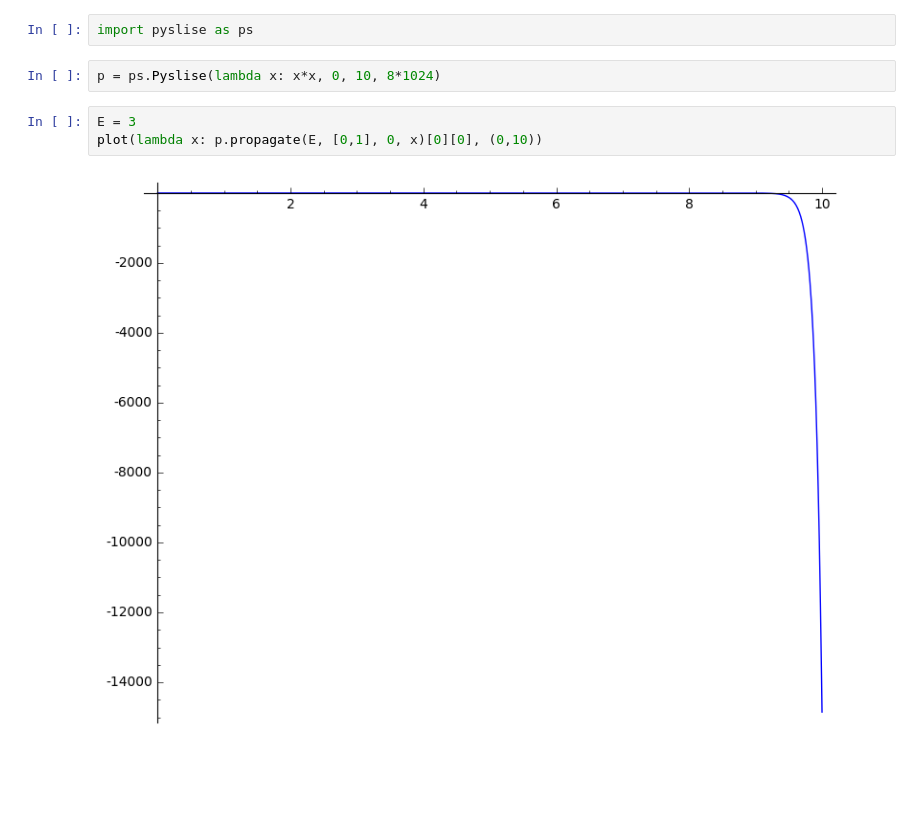
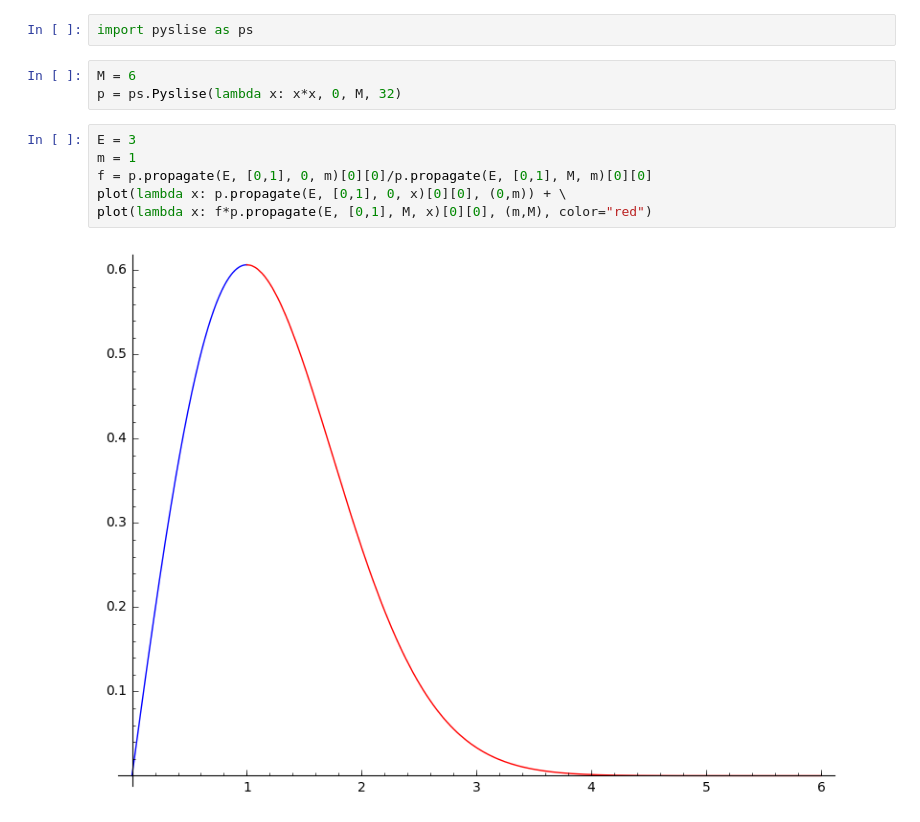
Before and after one commit to twist-numerical/matslise, a Jupyter notebook: notebooks/test_pyslise.ipynb, the cells around one changed output. Drawn from its saved outputs; the diff is of its cells as text; blank space fills up the shorter version.

```diff
--- a/notebooks/test_pyslise.ipynb
+++ b/notebooks/test_pyslise.ipynb
@@ -1,10 +1,14 @@
 # %%
 import pyslise as ps
 # %%
-p = ps.Pyslise(lambda x: x*x, 0, 10, 8*1024)
+M = 6
+p = ps.Pyslise(lambda x: x*x, 0, M, 32)
-# %%
-E = 3
-plot(lambda x: p.propagate(E, [0,1], 0, x)[0][0], (0,10))
-# %% [output]
-[figure, removed]
+# %%
+E = 3
+m = 1
+f = p.propagate(E, [0,1], 0, m)[0][0]/p.propagate(E, [0,1], M, m)[0][0]
+plot(lambda x: p.propagate(E, [0,1], 0, x)[0][0], (0,m)) + \
+plot(lambda x: f*p.propagate(E, [0,1], M, x)[0][0], (m,M), color="red")
+# %% [output]
+[figure, added]
 # %%
```
Also changed, not shown: parts of 4 cells of this notebook, 27 other files.
